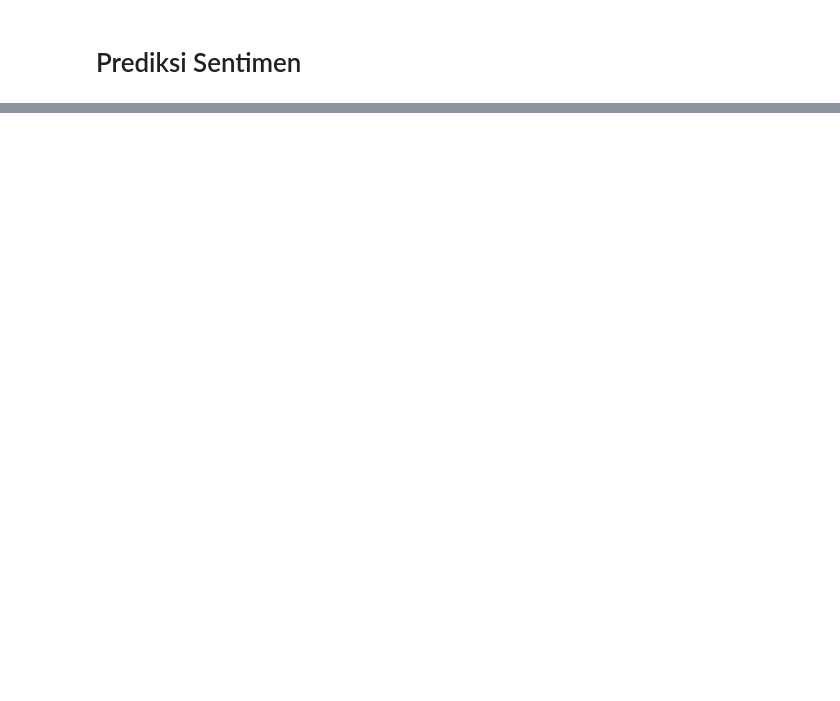
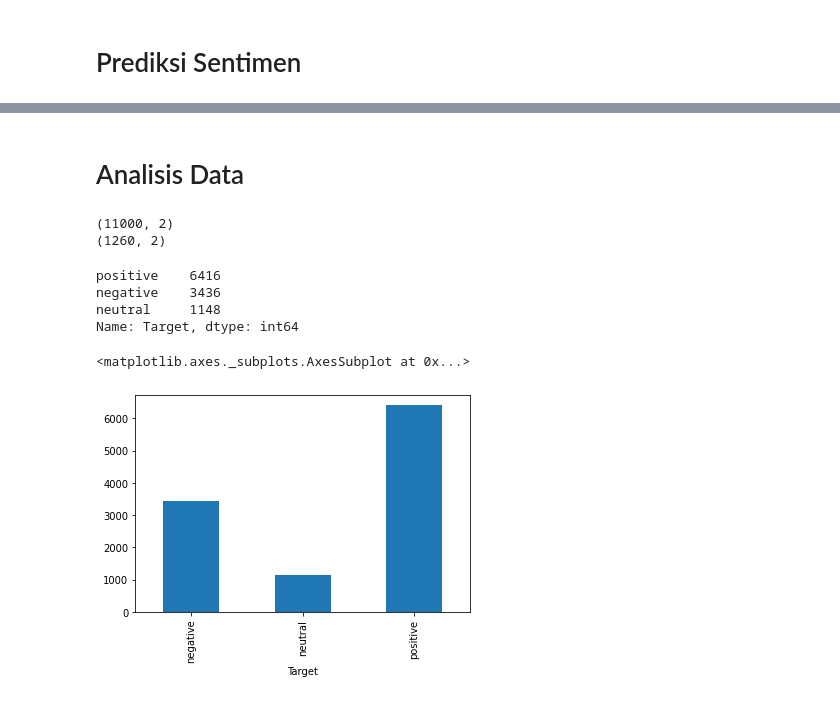
Before and after one commit to ilhamAdhim/machine-learning-terapan-dicoding, a Jupyter notebook: Case_2_Sentiment_Analysis_with_NLP_Pytorch.ipynb, the cells around one changed output, grey strips where cells are left out. Saved outputs shown, nothing was run; the diff lists cells and outputs as text; code cells hidden in the pictures; blank space fills up the shorter version.

Commit message:
Sentiment analysis and SVM Implementation

```diff
--- a/Case_2_Sentiment_Analysis_with_NLP_Pytorch.ipynb
+++ b/Case_2_Sentiment_Analysis_with_NLP_Pytorch.ipynb
@@ -223,0 +333,6 @@ print(f'Text: {text} | Label : {i2w[label]} ({F.softmax(logits, dim=-1).squeeze(
+# %%
+data_train = pd.read_csv('/content/indonlu/dataset/smsa_doc-sentiment-prosa/train_preprocess.tsv', sep='\t', names=["Teks", "Target"])
+data_test = pd.read_csv('/content/indonlu/dataset/smsa_doc-sentiment-prosa/valid_preprocess.tsv', sep='\t', names=["Teks", "Target"])
+
+#mengambil 5 data teratas pada data train
+data_train.head(5)
@@ -223,0 +346,23 @@ print(f'Text: {text} | Label : {i2w[label]} ({F.softmax(logits, dim=-1).squeeze(
+# %% [markdown]
+# Analisis Data
+# %%
+#untuk melihat jumlah data pada data train
+
+print(data_train.shape)
+print(data_test.shape)
+# %% [output]
+(11000, 2)
+(1260, 2)
+# %%
+#menghitung jumlah variabel pada kolom Target
+data_train['Target'].value_counts()
+# %% [output]
+positive    6416
+negative    3436
+neutral     1148
+Name: Target, dtype: int64
+# %%
+data_train.groupby('Target').size().plot(kind='bar')
+# %% [output]
+<matplotlib.axes._subplots.AxesSubplot at 0x...>
+[figure, added]
```
Also changed, not shown: parts of 24 cells of this notebook.
